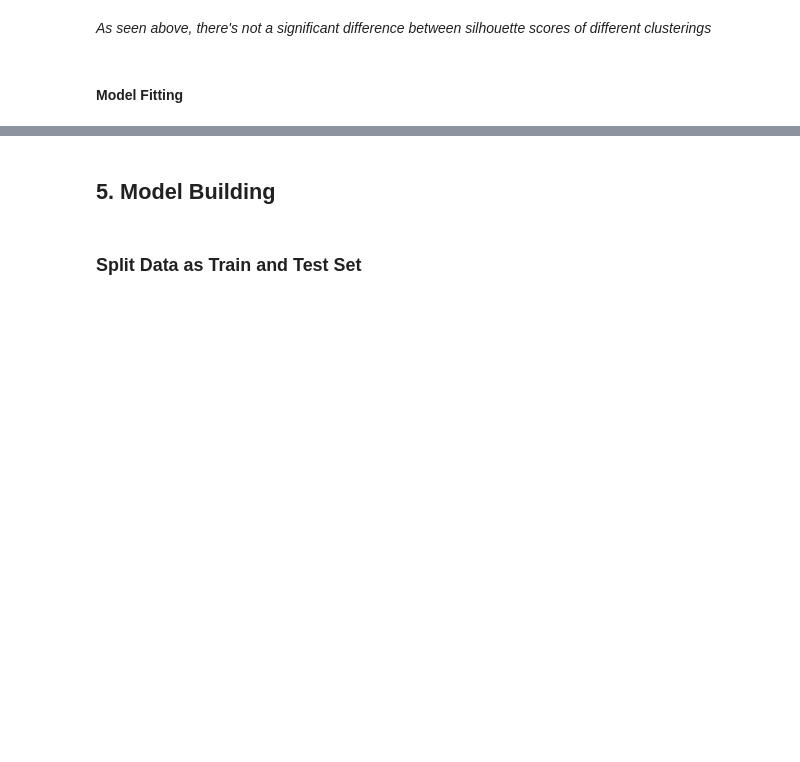
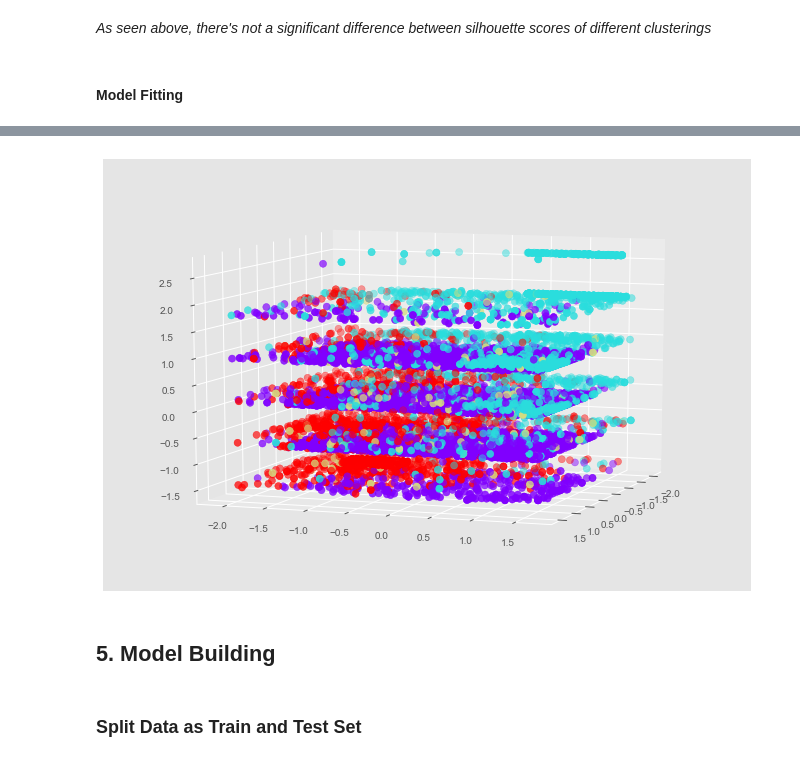
Before and after one commit to smeteo/Data_Science_and_Machine_Learning, a Jupyter notebook: 8. Capstone Projects/Project_2_Churn_Prediction/Churn Prediction_Capstone_Project_2.ipynb, the cells around one changed output, grey strips where cells are left out. Cells and saved outputs as stored; diff of their text form; code cells hidden in the pictures; blank space fills up the shorter version.

```diff
--- a/8. Capstone Projects/Project_2_Churn_Prediction/Churn Prediction_Capstone_Project_2.ipynb
+++ b/8. Capstone Projects/Project_2_Churn_Prediction/Churn Prediction_Capstone_Project_2.ipynb
@@ -585,3 +616,13 @@ df_scaled['Kmeans_Labels']=labels
+# %%
+# 3D view of Clusters
+from mpl_toolkits.mplot3d import Axes3D
+plt.rcParams["figure.figsize"] =(9,6)
+fig = plt.figure()
+ax = Axes3D(fig)
+ax.scatter(df_scaled[:,0], df_scaled[:,1], df_scaled[:,2], c=kmeans4.labels_, s = 50, cmap = "rainbow")
+ax.view_init(10, 20);
+# %% [output]
+[figure, added]
 # %% [markdown]
 ## 5. Model Building
 # %% [markdown]
```
Also changed, not shown: parts of 16 cells of this notebook.
